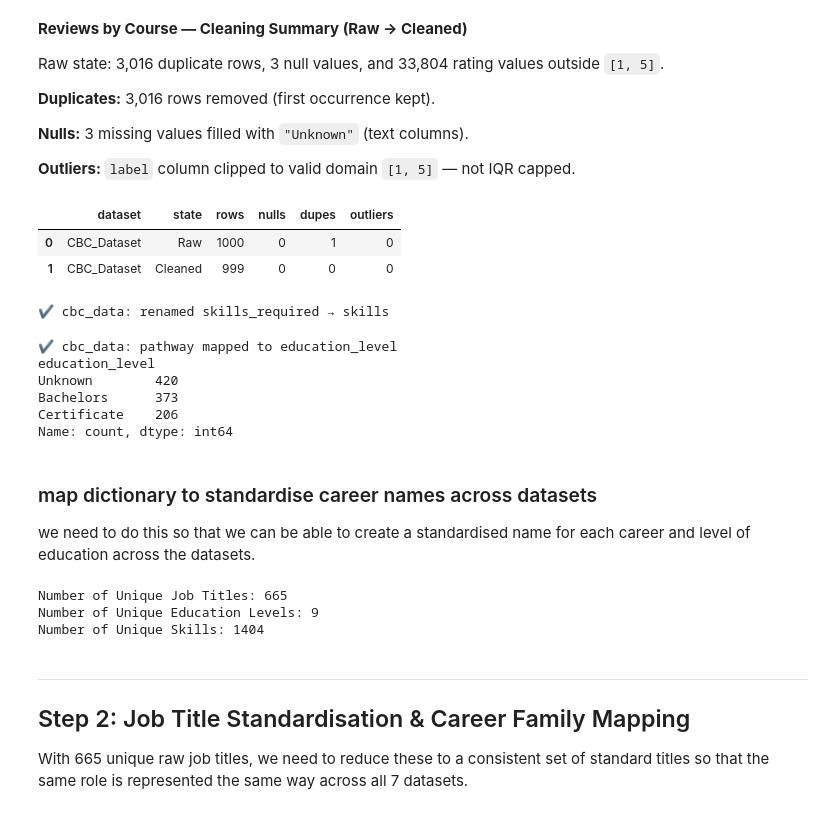
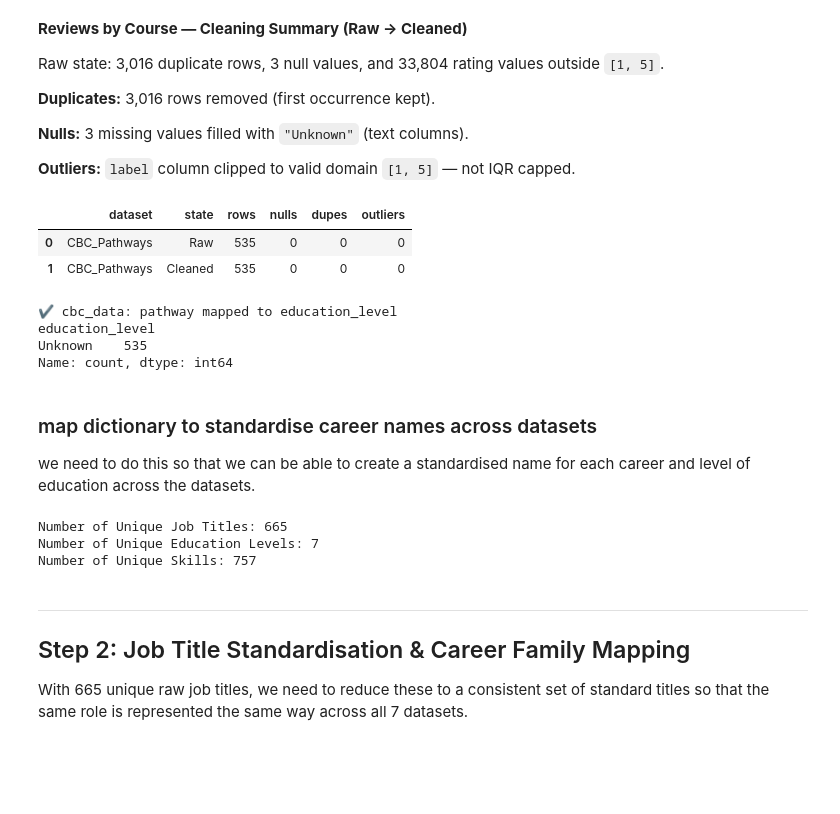
Before and after one commit to Mwanaishaali/Cap_Stone_Project, a Jupyter notebook: 02_data_preparation.ipynb, the cells around one changed output. Saved outputs shown, nothing was run; the diff lists cells and outputs as text; code cells hidden in the pictures; blank space fills up the shorter version.

```diff
--- a/02_data_preparation.ipynb
+++ b/02_data_preparation.ipynb
@@ -151,13 +151,13 @@ Raw state: 3,016 duplicate rows, 3 null values, and 33,804 rating values outside
 **Outliers:** `label` column clipped to valid domain `[1, 5]` — not IQR capped.
 # %%
 # dataset 8: cbc_data
-df, report = clean_and_audit(data['cbc_data.csv'], "CBC_Dataset")
+df, report = clean_and_audit(data['cbc_pathways.csv'], "CBC_Pathways")
 cleaned_storage['cbc_data'] = df
 display(report)
 # %% [output]
 |  | dataset | state | rows | nulls | dupes | outliers |
-| 0 | CBC_Dataset | Raw | 1000 | 0 | 1 | 0 |
-| 1 | CBC_Dataset | Cleaned | 999 | 0 | 0 | 0 |
+| 0 | CBC_Pathways | Raw | 535 | 0 | 0 | 0 |
+| 1 | CBC_Pathways | Cleaned | 535 | 0 | 0 | 0 |
 # %%
  # we need to rename this dataset's column so that our scripts can work with it
 if 'skills_required' in cleaned_storage['cbc_data'].columns:
@@ -165,8 +165,6 @@ if 'skills_required' in cleaned_storage['cbc_data'].columns:
         columns={'skills_required': 'skills'}
     )
     print("✔ cbc_data: renamed skills_required → skills")
-# %% [output]
-✔ cbc_data: renamed skills_required → skills
 # %%
 from Education_engineering import process_cbc_education
 
@@ -176,9 +174,7 @@ print(cleaned_storage['cbc_data']['education_level'].value_counts())
 # %% [output]
 ✔ cbc_data: pathway mapped to education_level
 education_level
-Unknown        420
-Bachelors      373
-Certificate    206
+Unknown    535
 Name: count, dtype: int64
 # %% [markdown]
 ### map dictionary to standardise career names across datasets
@@ -201,8 +197,8 @@ print("Number of Unique Education Levels:", len(set(education_levels)))
 print("Number of Unique Skills:", len(set(skills)))
 # %% [output]
 Number of Unique Job Titles: 665
-Number of Unique Education Levels: 9
-Number of Unique Skills: 1404
+Number of Unique Education Levels: 7
+Number of Unique Skills: 757
 # %% [markdown]
 ---
 ## Step 2: Job Title Standardisation & Career Family Mapping
```
Also changed, not shown: parts of 4 cells of this notebook, 7 other files.
